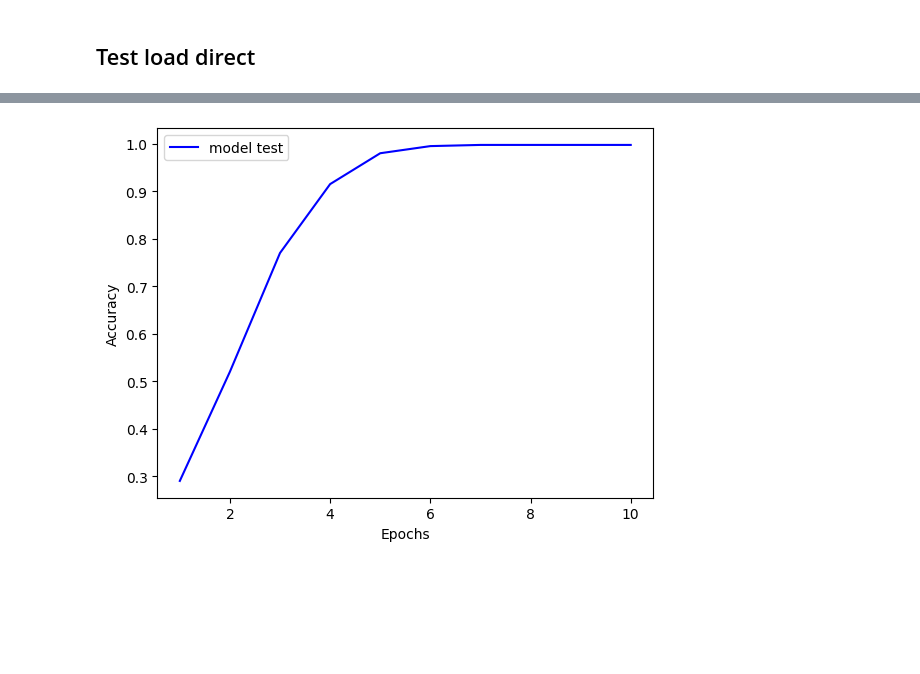
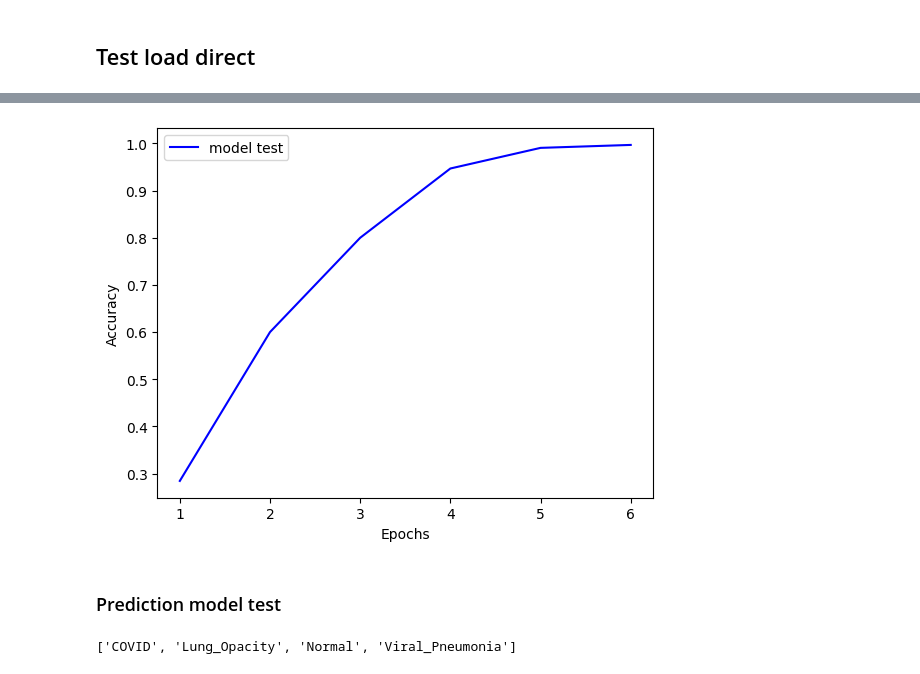
Before and after one commit to mmelkowski/radio_pulmo, a Jupyter notebook: notebooks/MME_notebook.ipynb, the cells around one changed output, grey strips where cells are left out. Cells and saved outputs as stored; diff of their text form; code cells hidden in the pictures; blank space fills up the shorter version.

Commit message:
UPDATE(exploration): Add CM plot and fixed dataset loading. Add confusion matrix plot. Correct loading into validation and training dataset.

```diff
--- a/notebooks/MME_notebook.ipynb
+++ b/notebooks/MME_notebook.ipynb
@@ -262,28 +262,53 @@ from tensorflow.keras.layers import MaxPooling2D
 from keras.utils import to_categorical
 # %%
 # test sans passer par la recup à la main
-dataset = tf.keras.utils.image_dataset_from_directory(
+train_dataset = tf.keras.utils.image_dataset_from_directory(
     data_dir,
     labels="inferred",  # Automatically infer labels from subdirectories
     label_mode="categorical",  # For multi-class classification
+    validation_split=0.2,
+    subset="training",
+    seed=42,
     image_size=(img_height, img_width),  # Resize images to a standard size
     batch_size=32,  # Set the batch size
     color_mode= "grayscale",
     shuffle=True  # Shuffle the dataset for better training
 )
 
+test_dataset = tf.keras.utils.image_dataset_from_directory(
+    data_dir,
+    labels="inferred",  # Automatically infer labels from subdirectories
+    label_mode="categorical",  # For multi-class classification
+    validation_split=0.2,
+    subset="validation",
+    seed=42,
+    image_size=(img_height, img_width),  # Resize images to a standard size
+    batch_size=32,  # Set the batch size
+    color_mode= "grayscale",
+    shuffle=True  # Shuffle the dataset for better training
+)
+
+# model definition
+num_classes = 4
+
 model = Sequential([
+    Input(shape=(img_height, img_width, 1)),
+    Normalization(axis=-1),  # Normalizes along the last axis (features), per batch ?
     Conv2D(32, (3, 3), activation='relu', input_shape=(img_height, img_width, 1)),
     MaxPooling2D((2, 2)),
     Conv2D(64, (3, 3), activation='relu'),
     MaxPooling2D((2, 2)),
     Flatten(),
     Dense(128, activation='relu'),
-    Dense(4, activation='softmax')  # Replace num_classes with the actual number of classes --> 4
+    Dense(num_classes, activation='softmax')  # Replace num_classes with the actual number of classes --> 4
 ])
 
-model.compile(optimizer='adam', loss='categorical_crossentropy', metrics=['accuracy'])
+model.compile(optimizer='adam',
+              loss='categorical_crossentropy',
+              metrics=['accuracy'])
 
-model_history = model.fit(dataset, epochs=10)  # Adjust the number of epochs as needed
+# model.summary()
+nb_epochs = 6 # 6 were found to maximize results
+model_history = model.fit(train_dataset, epochs=nb_epochs)  # Adjust the number of epochs as needed
 # %% [output]
 Found 400 files belonging to 4 classes.
@@ -310,18 +330,20 @@ Epoch 10/10
 # %%
 # Courbe du score de test du réseau test
 train_acc_model = model_history.history['accuracy']
 val_acc_model = model_history.history['accuracy']
 
-plt.plot(np.arange(1 , 10 + 1, 1),
+plt.plot(np.arange(1 , nb_epochs + 1, 1),
          val_acc_model,
          label = 'model test',
          color = 'blue')
 # Labels des axes
 plt.xlabel('Epochs')
 plt.ylabel('Accuracy')
 # Affichage de la légende
 plt.legend()
 # Affichage de la figure
 plt.show()
 # %% [output]
-[figure, old version]
+[figure, new version]
+# %% [markdown]
+### Prediction model test
@@ -327,0 +357,12 @@ plt.show()
+# %%
+# Make Predictions on the Dataset
+# Get the true labels and predictions
+true_labels = []
+pred_labels = []
+
+for images, labels in test_dataset:
+    preds = model.predict(images)
+    true_labels.extend(np.argmax(labels.numpy(), axis=1))  # Convert categorical labels to integer
+    pred_labels.extend(np.argmax(preds, axis=1))  # Convert softmax output to predicted class
+# %% [output]
+['COVID', 'Lung_Opacity', 'Normal', 'Viral_Pneumonia']
```
Also changed, not shown: parts of 4 cells of this notebook.
